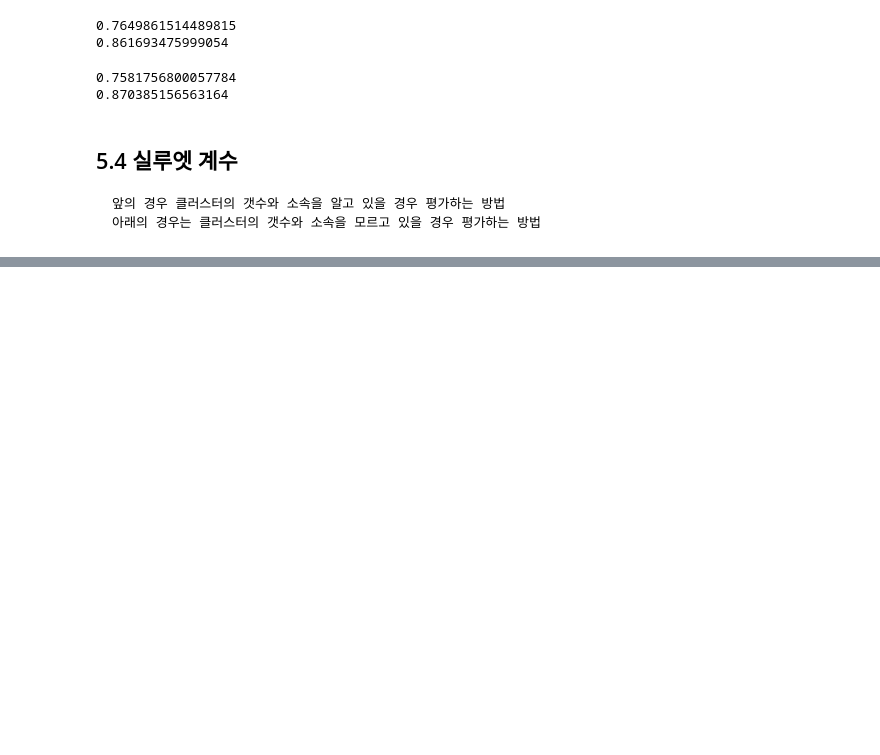
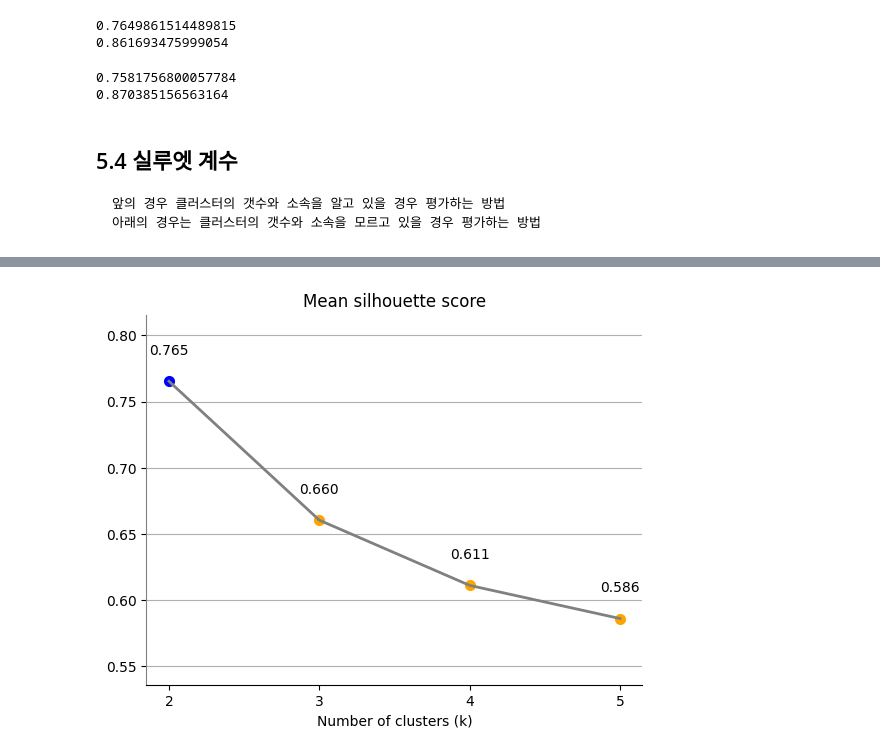
Before and after one commit to aibbai/ai, a Jupyter notebook: source/08_MachineLearning/2장_군집분석.ipynb, the cells around one changed output, grey strips where cells are left out. Drawn from its saved outputs; the diff is of its cells as text; code cells hidden in the pictures; blank space fills up the shorter version.

```diff
--- a/source/08_MachineLearning/2장_군집분석.ipynb
+++ b/source/08_MachineLearning/2장_군집분석.ipynb
@@ -696,0 +780,20 @@ array([[ 0.08775275,  0.34146157,  0.        ],
+# %%
+plt.plot(range_n_clusters, scores, color='gray', linewidth=2,)
+plt.scatter(range_n_clusters[0], scores[0], color='b', linewidth=2, marker='o')
+plt.scatter(range_n_clusters[1:], scores[1:], color='orange', linewidth=2, marker='o')
+# 각 점 위에 점수 값 표시
+for x, y in zip(range_n_clusters, scores):
+    plt.text(x, y + 0.02, f'{y:.3f}', ha='center')
+
+plt.title('Mean silhouette score')
+plt.xlabel('Number of clusters (k)')
+plt.ylim(min(scores)-0.05, max(scores)+0.05)
+plt.xticks(range_n_clusters)
+plt.grid(axis='y')
+ax = plt.gca()  # 현재 그래프의 축(axes) 객체 가져오기(spines함수 때문에)
+ax.spines['top'].set_visible(False)
+ax.spines['right'].set_visible(False)
+ax.spines['left'].set_color('gray')
+plt.show()
+# %% [output]
+[figure, added]
```
Also changed, not shown: parts of 9 cells of this notebook, 1 other file.
